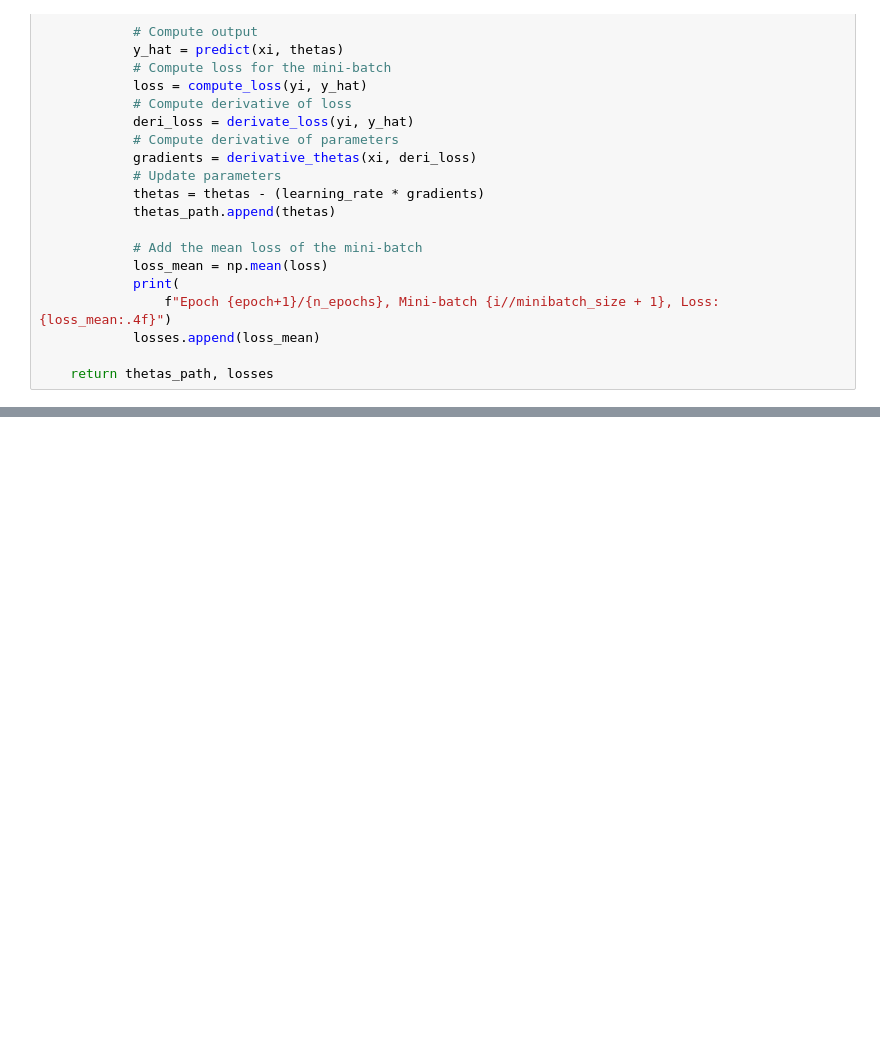
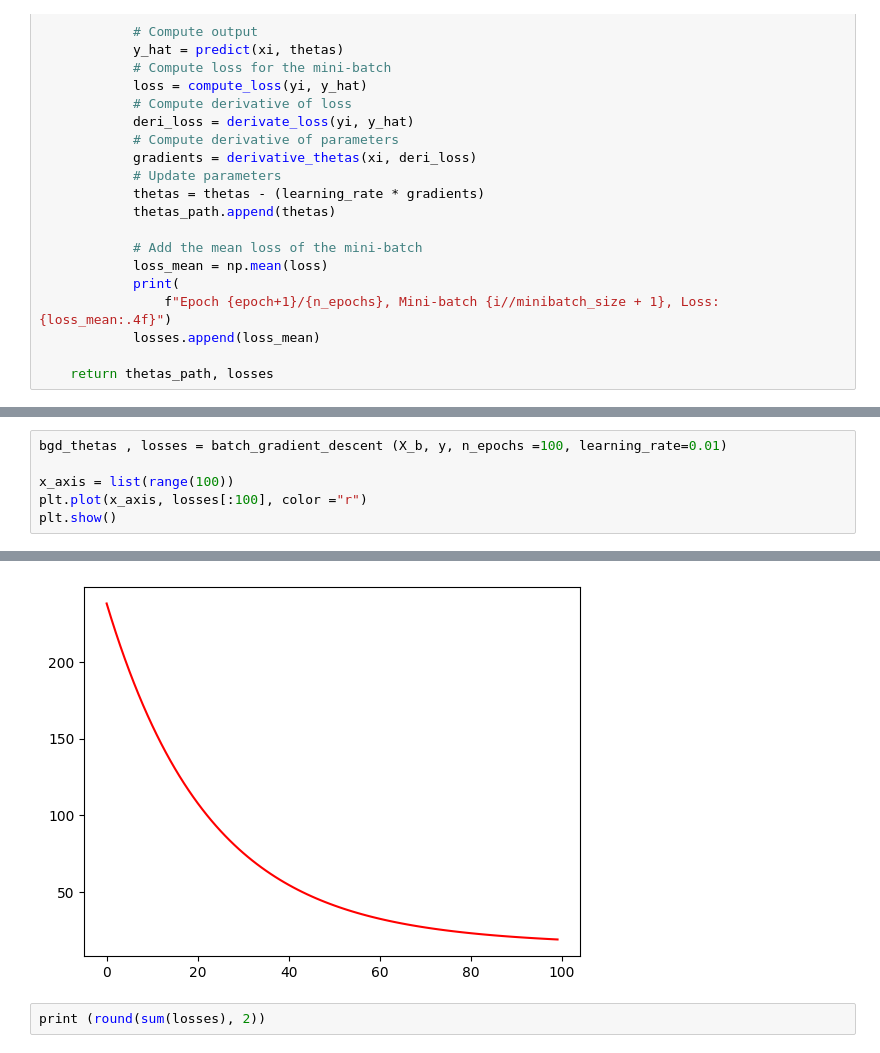
Before and after one commit to T-Sunm/AIO-Exercise, a Jupyter notebook: module4/week2/Linear regression vectorize.ipynb, the cells around one changed output, grey strips where cells are left out. Saved outputs shown, nothing was run; the diff lists cells and outputs as text; blank space fills up the shorter version.

Commit message:
completed batch gradient descent

```diff
--- a/module4/week2/Linear regression vectorize.ipynb
+++ b/module4/week2/Linear regression vectorize.ipynb
@@ -344,2 +329,9 @@ def mini_batch_gradient_descent(X_b, y, n_epochs=50, minibatch_size=20, learning
 
     return thetas_path, losses
+# %%
+bgd_thetas , losses = batch_gradient_descent (X_b, y, n_epochs =100, learning_rate=0.01)
+
+x_axis = list(range(100))
+plt.plot(x_axis, losses[:100], color ="r")
+plt.show()
+# %% [output]
@@ -345,0 +355,3 @@ def mini_batch_gradient_descent(X_b, y, n_epochs=50, minibatch_size=20, learning
+[figure, added]
+# %%
+print (round(sum(losses), 2))
```
Also changed, not shown: parts of 5 cells of this notebook.
